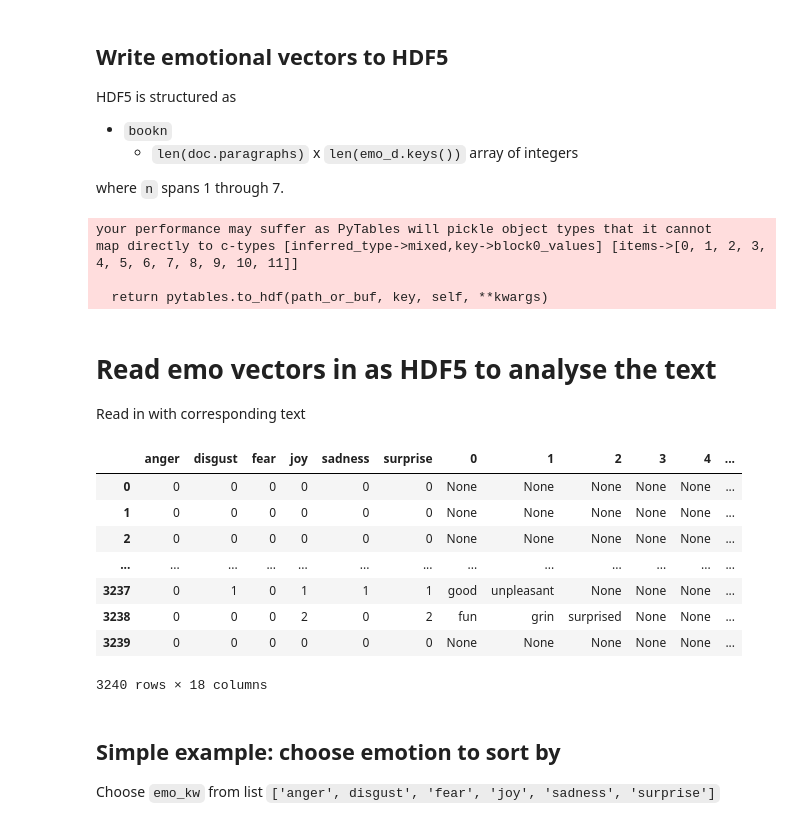
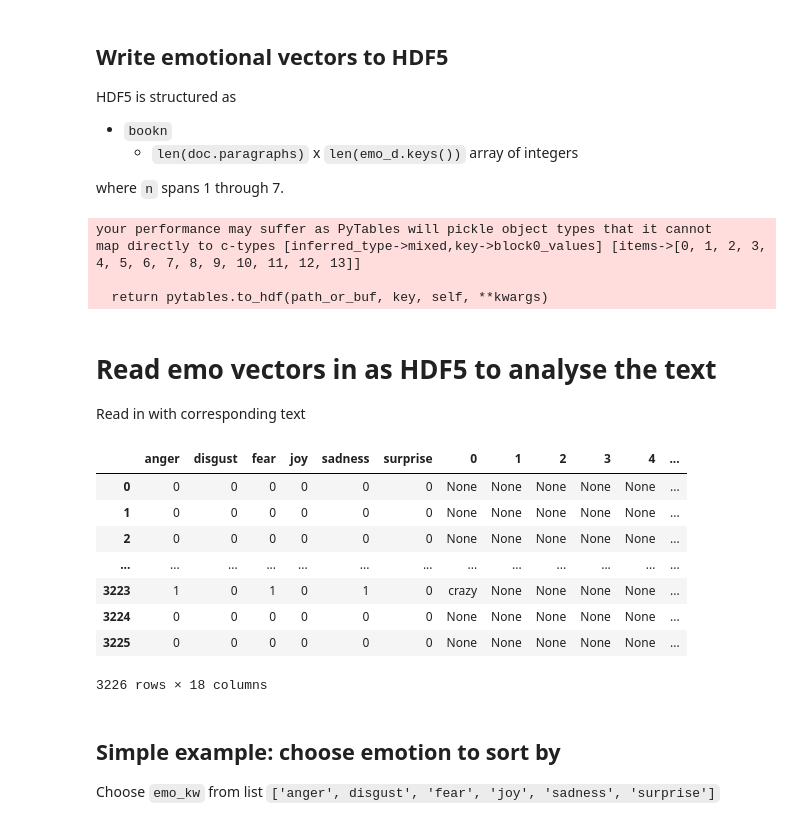
Before and after one commit to CDIPS-AI-2017/pensieve, a Jupyter notebook: Notebooks/emo.ipynb, the cells around one changed output. Cells and saved outputs as stored; diff of their text form; code cells hidden in the pictures.

Commit message:
push book_moo.h5 and added read in pensieve

```diff
--- a/Notebooks/emo.ipynb
+++ b/Notebooks/emo.ipynb
@@ -94,32 +94,32 @@ HDF5 is structured as
 
 where `n` spans 1 through 7.
 # %%
-pd.DataFrame(emo_list).to_hdf('./book_emo_v2.h5',book)
-pd.DataFrame.from_dict(moo_d, orient='index').to_hdf('./book_moo_v2.h5', book)
+pd.DataFrame(emo_list).to_hdf('./book_emo.h5',book)
+pd.DataFrame.from_dict(moo_d, orient='index').to_hdf('./book_moo.h5', book)
 # %% [output]
 your performance may suffer as PyTables will pickle object types that it cannot
-map directly to c-types [inferred_type->mixed,key->block0_values] [items->[0, 1, 2, 3, 4, 5, 6, 7, 8, 9, 10, 11]]
+map directly to c-types [inferred_type->mixed,key->block0_values] [items->[0, 1, 2, 3, 4, 5, 6, 7, 8, 9, 10, 11, 12, 13]]
 
   return pytables.to_hdf(path_or_buf, key, self, **kwargs)
 # %% [markdown]
 # Read emo vectors in as HDF5 to analyse the text
 Read in with corresponding text
 # %%
-rbook = 'book1'
+rbook = 'book2'
 doc = pv.Doc('../../clusterpot/%s.txt' %rbook)
-book_emotions = pd.read_hdf('book_emo_v2.h5',key=rbook)
-book_mood = pd.read_hdf('book_moo_v2.h5',key=rbook)
+book_emotions = pd.read_hdf('book_emo.h5',key=rbook)
+book_mood = pd.read_hdf('book_moo.h5',key=rbook)
 book_emotions.join(book_mood)
 # %% [output]
 |  | anger | disgust | fear | joy | sadness | surprise | 0 | 1 | 2 | 3 | 4 | ... |
 | 0 | 0 | 0 | 0 | 0 | 0 | 0 | None | None | None | None | None | ... |
 | 1 | 0 | 0 | 0 | 0 | 0 | 0 | None | None | None | None | None | ... |
 | 2 | 0 | 0 | 0 | 0 | 0 | 0 | None | None | None | None | None | ... |
 | ... | ... | ... | ... | ... | ... | ... | ... | ... | ... | ... | ... | ... |
-| 3237 | 0 | 1 | 0 | 1 | 1 | 1 | good | unpleasant | None | None | None | ... |
-| 3238 | 0 | 0 | 0 | 2 | 0 | 2 | fun | grin | surprised | None | None | ... |
-| 3239 | 0 | 0 | 0 | 0 | 0 | 0 | None | None | None | None | None | ... |
+| 3223 | 1 | 0 | 1 | 0 | 1 | 0 | crazy | None | None | None | None | ... |
+| 3224 | 0 | 0 | 0 | 0 | 0 | 0 | None | None | None | None | None | ... |
+| 3225 | 0 | 0 | 0 | 0 | 0 | 0 | None | None | None | None | None | ... |
-3240 rows × 18 columns
+3226 rows × 18 columns
 # %% [markdown]
 ## Simple example: choose emotion to sort by
 Choose `emo_kw` from list `['anger', disgust', 'fear', 'joy', 'sadness', 'surprise']`
```
Also changed, not shown: parts of 1 cell of this notebook, 7 other files.
